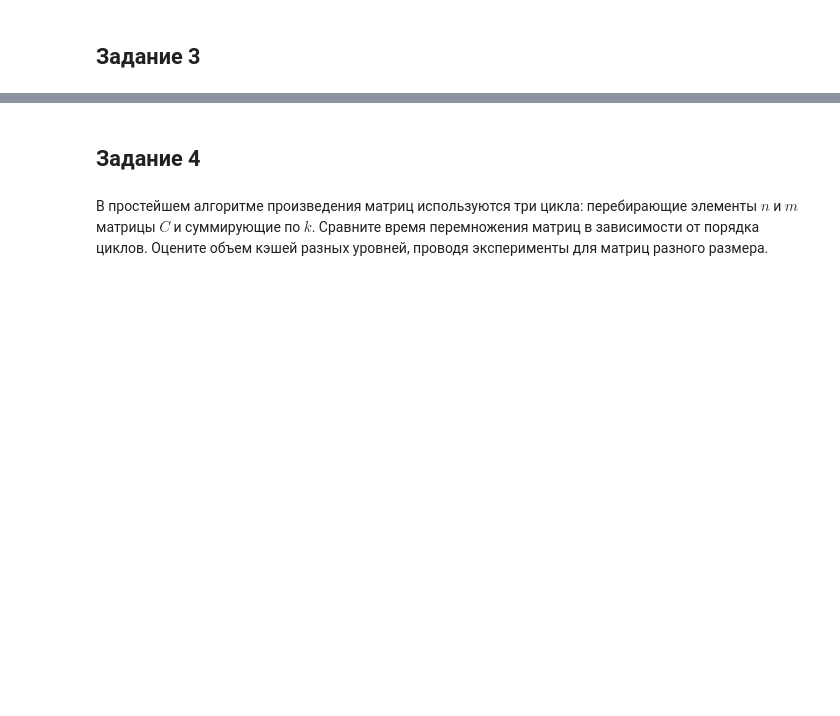
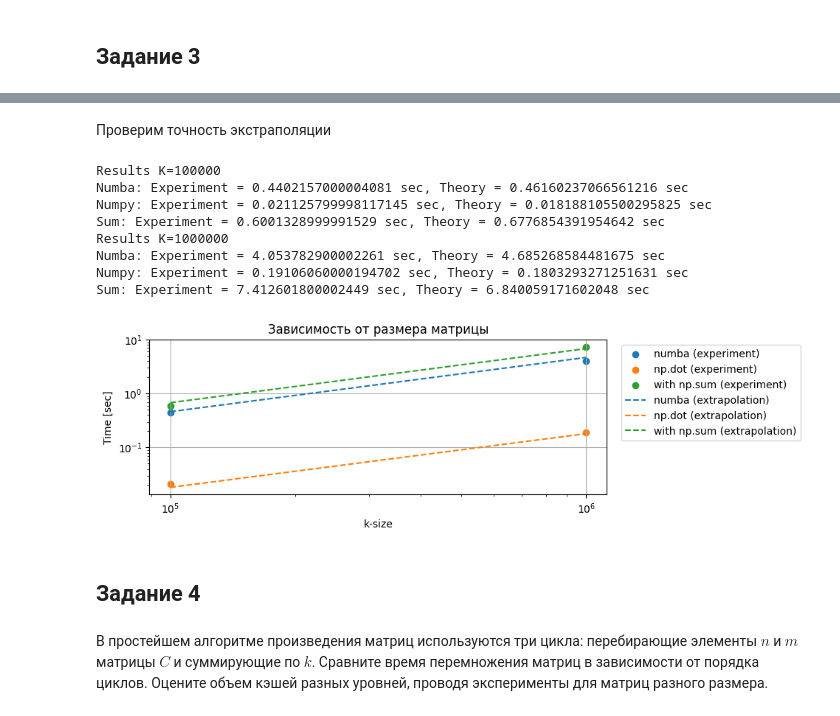
Before and after one commit to isvoropaev02/matrix_algorithms, a Jupyter notebook: lab1/main_lab1.ipynb, the cells around one changed output, grey strips where cells are left out. Drawn from its saved outputs; the diff is of its cells as text; code cells hidden in the pictures; blank space fills up the shorter version.

```diff
--- a/lab1/main_lab1.ipynb
+++ b/lab1/main_lab1.ipynb
@@ -209,3 +249,43 @@ plt.show()
+# %% [markdown]
+Проверим точность экстраполяции
+# %%
+big_ksize = np.logspace(5, 6, 2, dtype=np.int32)
+bigksize_time_numba, bigksize_time_numpy, bigksize_time_sum = get_runtime_vs_ksize(big_ksize)
+
+ksize_for_plot = np.logspace(5, 6, 300)
+
+for i in range(len(big_ksize)):
+    print("Results K="+str(big_ksize[i]))
+    print("Numba: Experiment = {} sec, Theory = {} sec".format(bigksize_time_numba[i], numba_poly(big_ksize[i])))
+    print("Numpy: Experiment = {} sec, Theory = {} sec".format(bigksize_time_numpy[i], numpy_poly(big_ksize[i])))
+    print("Sum: Experiment = {} sec, Theory = {} sec".format(bigksize_time_sum[i], sum_poly(big_ksize[i])))
+
+fig3 = plt.figure(figsize=[8,6])
+ax_1 = fig3.add_subplot(211)
+ax_1.set_title(r'Зависимость от размера матрицы')
+ax_1.scatter(big_ksize, bigksize_time_numba, label="numba (experiment)")
+ax_1.scatter(big_ksize, bigksize_time_numpy, label="np.dot (experiment)")
+ax_1.scatter(big_ksize, bigksize_time_sum, label="with np.sum (experiment)")
+ax_1.plot(big_ksize, numba_poly(big_ksize), "--", label="numba (extrapolation)")
+ax_1.plot(big_ksize, numpy_poly(big_ksize), "--", label="np.dot (extrapolation)")
+ax_1.plot(big_ksize, sum_poly(big_ksize), "--",label="with np.sum (extrapolation)")
+ax_1.set_xlabel('k-size')
+ax_1.set_ylabel('Time [sec]')
+ax_1.set_xscale('log')
+ax_1.set_yscale('log')
+ax_1.legend(bbox_to_anchor=(1.02, 1))
+ax_1.grid()
+plt.show()
+# %% [output]
+Results K=100000
+Numba: Experiment = 0.4402157000004081 sec, Theory = 0.46160237066561216 sec
+Numpy: Experiment = 0.021125799998117145 sec, Theory = 0.018188105500295825 sec
+Sum: Experiment = 0.6001328999991529 sec, Theory = 0.6776854391954642 sec
+Results K=1000000
+Numba: Experiment = 4.053782900002261 sec, Theory = 4.685268584481675 sec
+Numpy: Experiment = 0.19106060000194702 sec, Theory = 0.1803293271251631 sec
+Sum: Experiment = 7.412601800002449 sec, Theory = 6.840059171602048 sec
+[figure, added]
 # %% [markdown]
 ## Задание 4
 # %% [markdown]
```
Also changed, not shown: parts of 12 cells of this notebook.
